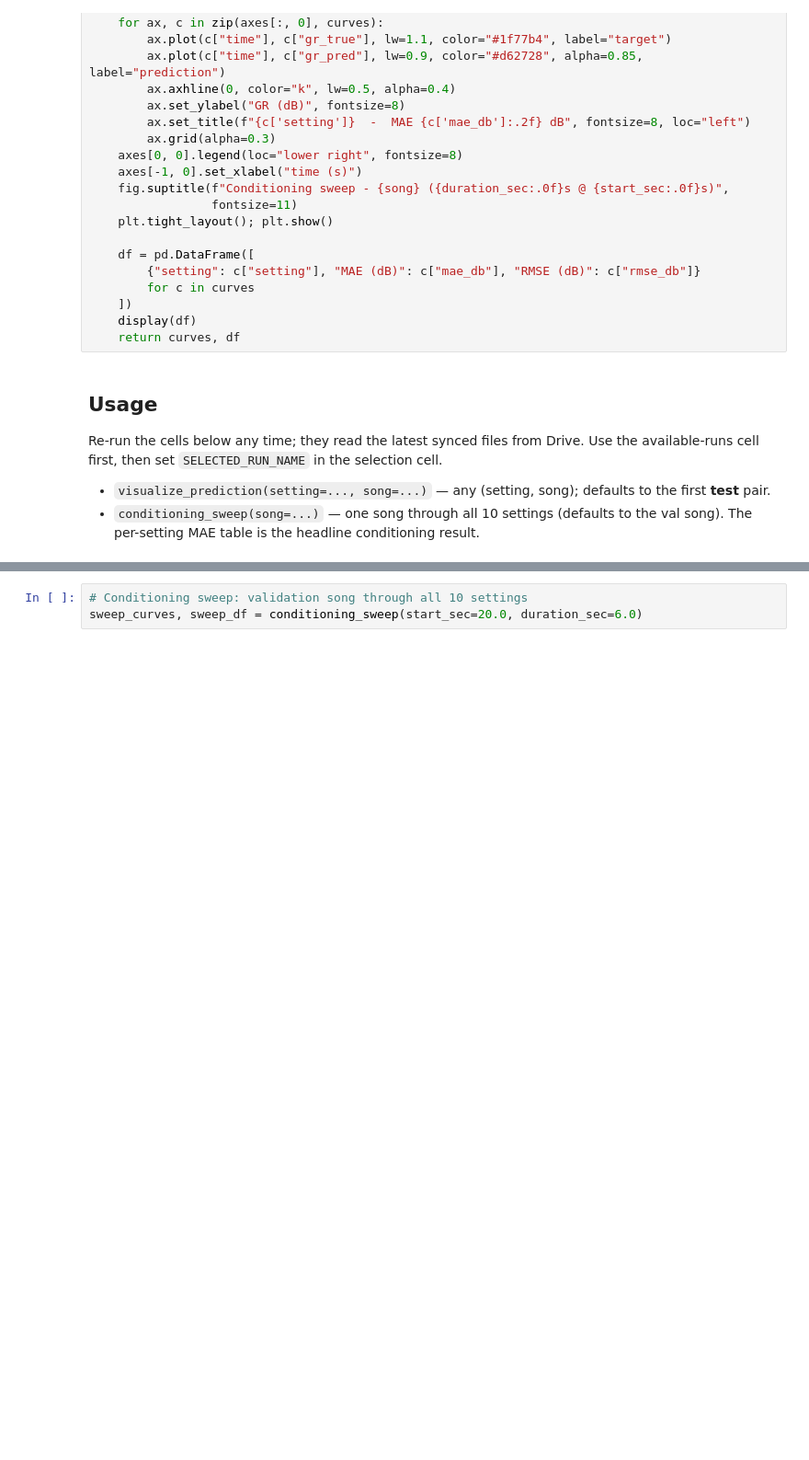
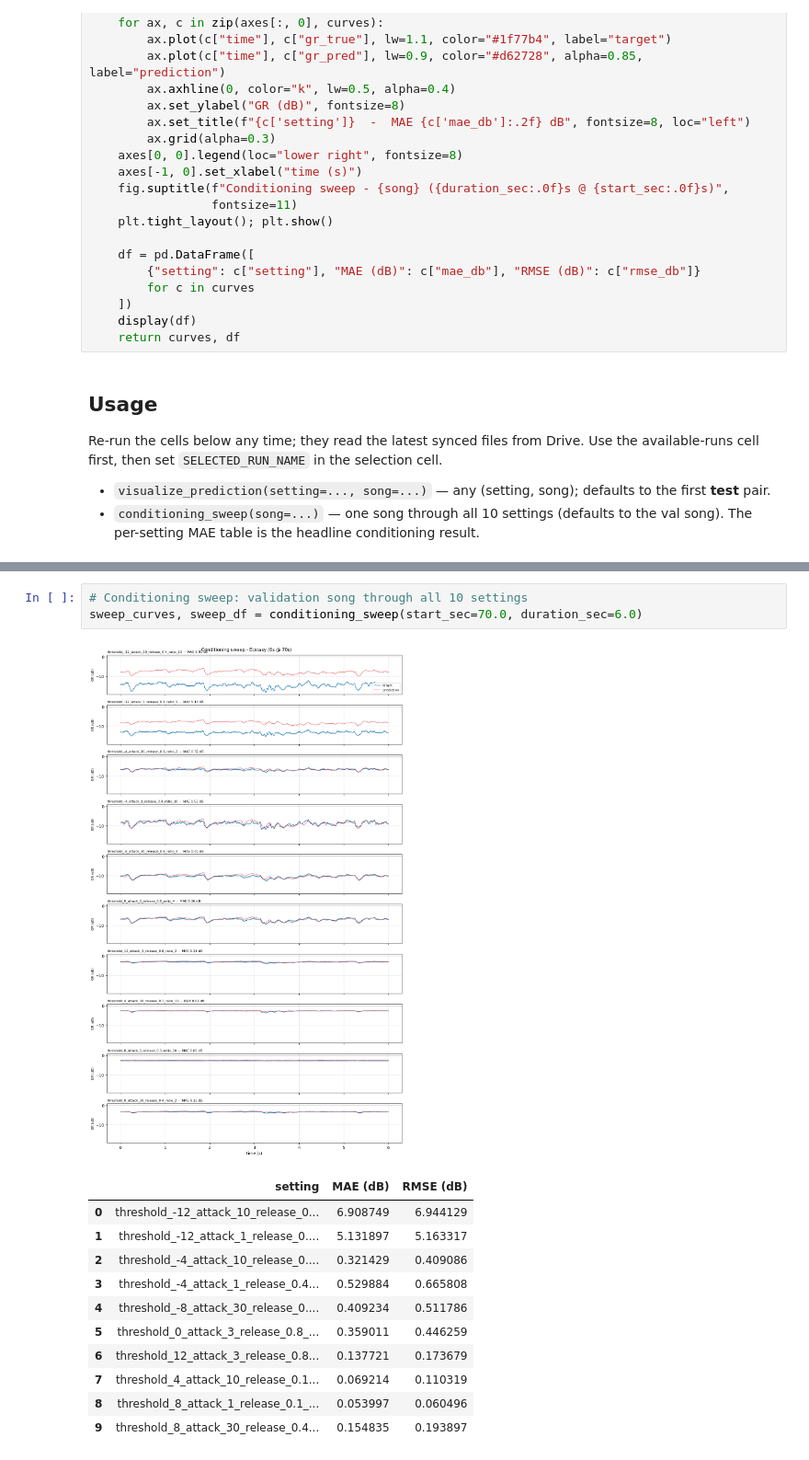
Before and after one commit to 5aola/Virtual-Analogue-Compressor-Modelling, a Jupyter notebook: 05_conditioning/eval_lstm_tfilm_gr.ipynb, the cells around one changed output, grey strips where cells are left out. Shown at 92% size. Drawn from its saved outputs; the diff is of its cells as text; blank space fills up the shorter version.

```diff
--- a/05_conditioning/eval_lstm_tfilm_gr.ipynb
+++ b/05_conditioning/eval_lstm_tfilm_gr.ipynb
@@ -287,6 +315,19 @@ _ = visualize_prediction(setting=setting, song=song, start_sec=30.0, duration_se
 # %%
 # Conditioning sweep: validation song through all 10 settings
-sweep_curves, sweep_df = conditioning_sweep(start_sec=20.0, duration_sec=6.0)
+sweep_curves, sweep_df = conditioning_sweep(start_sec=70.0, duration_sec=6.0)
+# %% [output]
+[figure, added]
+|  | setting | MAE (dB) | RMSE (dB) |
+| 0 | threshold_-12_attack_10_release_0... | 6.908749 | 6.944129 |
+| 1 | threshold_-12_attack_1_release_0.... | 5.131897 | 5.163317 |
+| 2 | threshold_-4_attack_10_release_0.... | 0.321429 | 0.409086 |
+| 3 | threshold_-4_attack_1_release_0.4... | 0.529884 | 0.665808 |
+| 4 | threshold_-8_attack_30_release_0.... | 0.409234 | 0.511786 |
+| 5 | threshold_0_attack_3_release_0.8_... | 0.359011 | 0.446259 |
+| 6 | threshold_12_attack_3_release_0.8... | 0.137721 | 0.173679 |
+| 7 | threshold_4_attack_10_release_0.1... | 0.069214 | 0.110319 |
+| 8 | threshold_8_attack_1_release_0.1_... | 0.053997 | 0.060496 |
+| 9 | threshold_8_attack_30_release_0.4... | 0.154835 | 0.193897 |
 # %%
 # ── 7. Audio metrics on val & test splits (TRUE stateful streaming) ──
 # Streams each (song, setting) pair whole-song in chunks with BOTH recurrent
```
Also changed, not shown: parts of 8 cells of this notebook, 6 other files.
